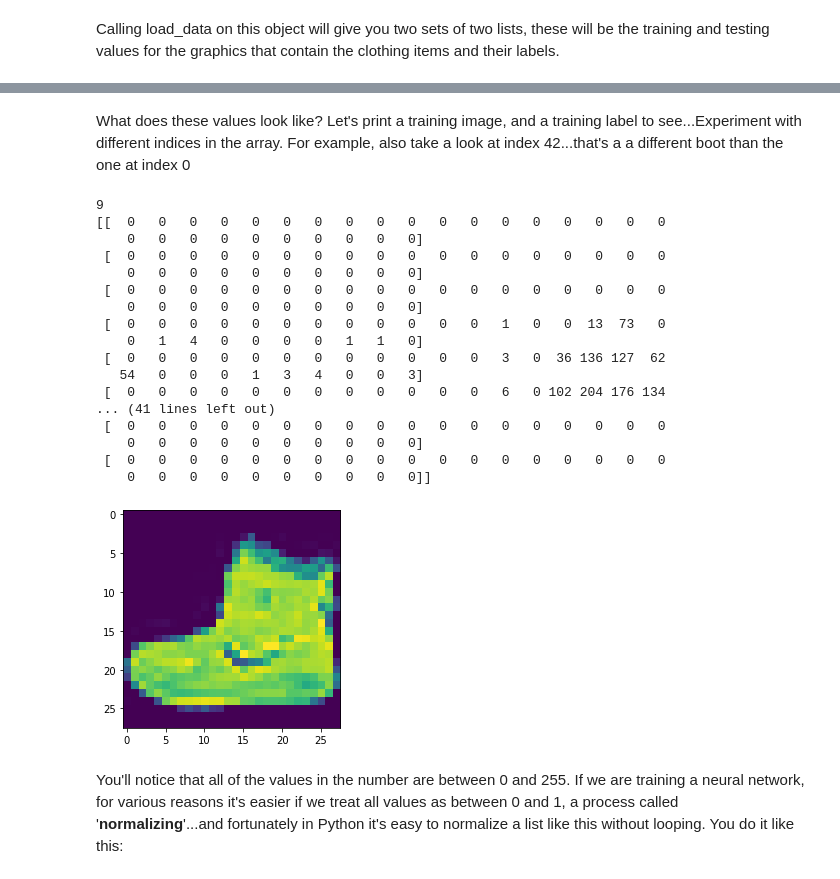
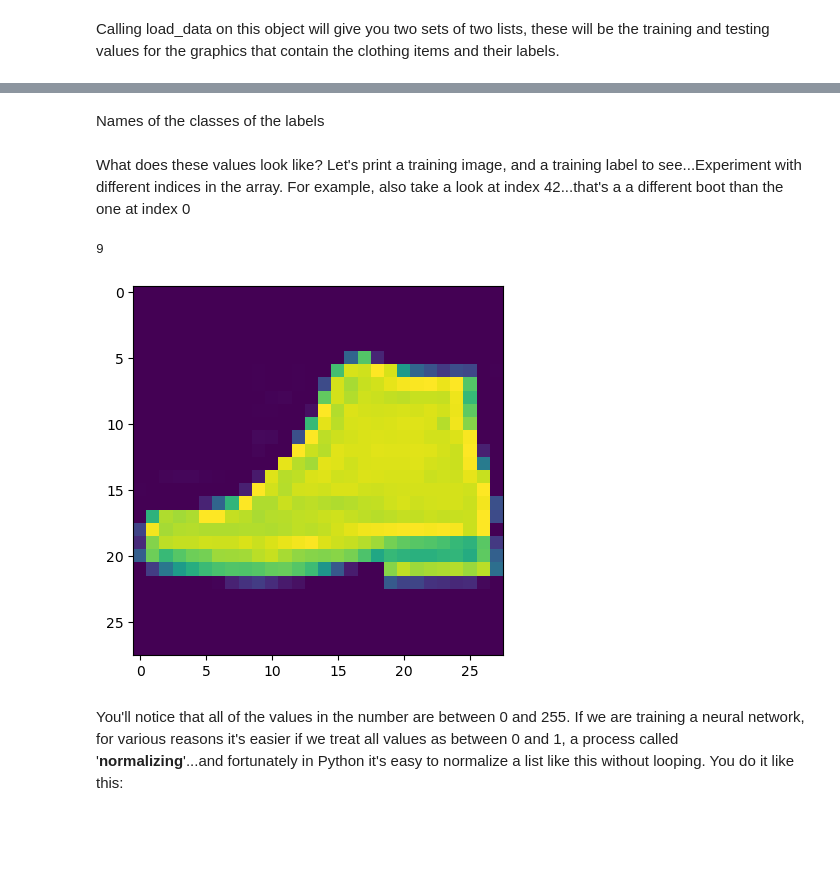
Before and after one commit to GoroCollins/machine-learning, a Jupyter notebook: Lab2-Computer-Vision.ipynb, the cells around one changed output, grey strips where cells are left out. Drawn from its saved outputs; the diff is of its cells as text; code cells hidden in the pictures; blank space fills up the shorter version.

Commit message:
Giving labels for classes

```diff
--- a/Lab2-Computer-Vision.ipynb
+++ b/Lab2-Computer-Vision.ipynb
@@ -26,8 +30,8 @@ It contains 70,000 items of clothing in 10 different categories. Each item of cl
 # %% [markdown]
 The Fashion MNIST data is available directly in the tf.keras datasets API. You load it like this:
 # %%
-mnist = tf.keras.datasets.fashion_mnist
+fashion_mnist = tf.keras.datasets.fashion_mnist
 # %% [markdown]
 Calling load_data on this object will give you two sets of two lists, these will be the training and testing values for the graphics that contain the clothing items and their labels.
 # %%
-(training_images, training_labels), (test_images, test_labels) = mnist.load_data()
+(training_images, training_labels), (test_images, test_labels) = fashion_mnist.load_data()
@@ -45,0 +38,2 @@ Downloading data from https://storage.googleapis.com/tensorflow/tf-keras-dataset
+# %% [markdown]
+Names of the classes of the labels
@@ -47,28 +43,12 @@ Downloading data from https://storage.googleapis.com/tensorflow/tf-keras-dataset
 What does these values look like? Let's print a training image, and a training label to see...Experiment with different indices in the array. For example, also take a look at index 42...that's a a different boot than the one at index 0
 # %%
 import matplotlib.pyplot as plt
-plt.imshow(training_images[0])
-print(training_labels[0])
-print(training_images[0])
+plt.imshow(training_images[42]);
+print(training_labels[42])
+#print(training_images[0])
 # %% [output]
 9
-[[  0   0   0   0   0   0   0   0   0   0   0   0   0   0   0   0   0   0
-    0   0   0   0   0   0   0   0   0   0]
- [  0   0   0   0   0   0   0   0   0   0   0   0   0   0   0   0   0   0
-    0   0   0   0   0   0   0   0   0   0]
- [  0   0   0   0   0   0   0   0   0   0   0   0   0   0   0   0   0   0
-    0   0   0   0   0   0   0   0   0   0]
- [  0   0   0   0   0   0   0   0   0   0   0   0   1   0   0  13  73   0
-    0   1   4   0   0   0   0   1   1   0]
- [  0   0   0   0   0   0   0   0   0   0   0   0   3   0  36 136 127  62
-   54   0   0   0   1   3   4   0   0   3]
- [  0   0   0   0   0   0   0   0   0   0   0   0   6   0 102 204 176 134
-... (41 lines left out)
- [  0   0   0   0   0   0   0   0   0   0   0   0   0   0   0   0   0   0
-    0   0   0   0   0   0   0   0   0   0]
- [  0   0   0   0   0   0   0   0   0   0   0   0   0   0   0   0   0   0
-    0   0   0   0   0   0   0   0   0   0]]
-[figure, old version]
+[figure, new version]
 # %% [markdown]
 You'll notice that all of the values in the number are between 0 and 255. If we are training a neural network, for various reasons it's easier if we treat all values as between 0 and 1, a process called '**normalizing**'...and fortunately in Python it's easy to normalize a list like this without looping. You do it like this:
 # %%
```
Also changed, not shown: parts of 8 cells of this notebook.
